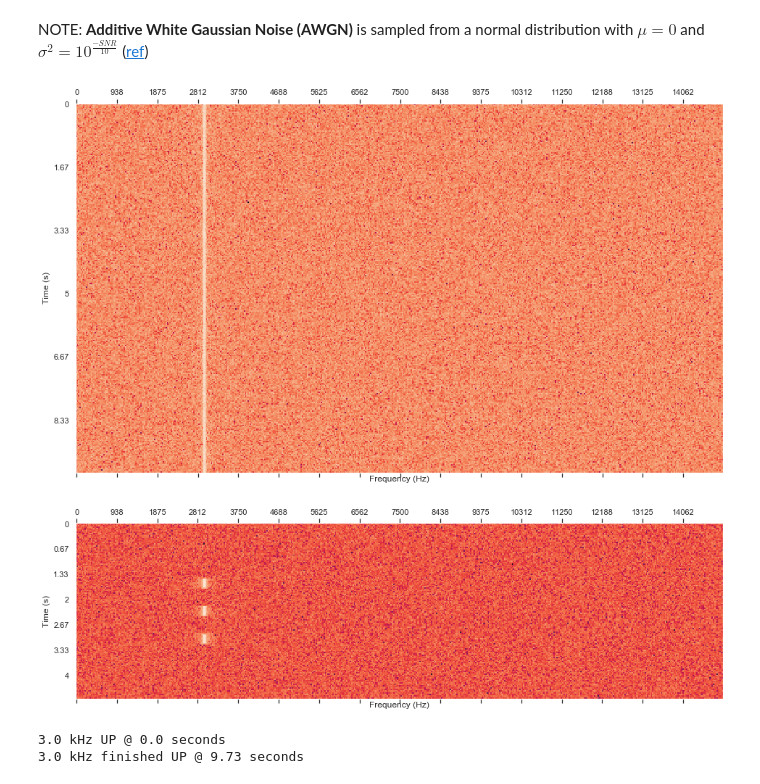
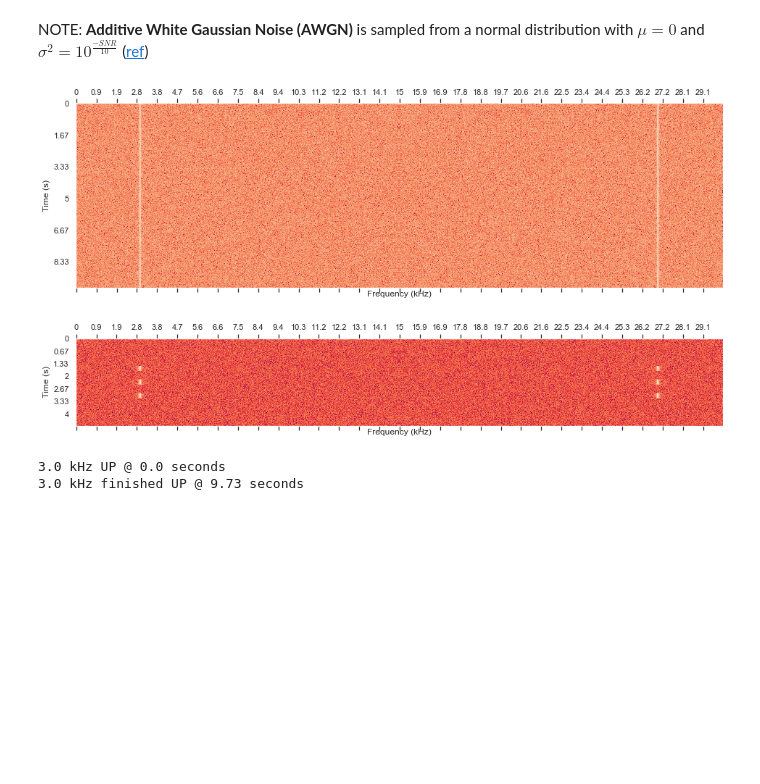
Before and after one commit to Bliggett/DSP_pratice, a Jupyter notebook: Energy Detector.ipynb, the cells around one changed output. Cells and saved outputs as stored; diff of their text form; code cells hidden in the pictures; blank space fills up the shorter version.

```diff
--- a/Energy Detector.ipynb
+++ b/Energy Detector.ipynb
@@ -18,7 +18,7 @@ AWGN_SNR = 0.0 # dB
 # %% [markdown]
 NOTE: **Additive White Gaussian Noise (AWGN)** is sampled from a normal distribution with ${\mu} = 0$ and ${\sigma}^2 = 10^\frac{-SNR}{10}$ ([ref](https://www.sharetechnote.com/html/Handbook_Communication_awgn.html))
 # %%
-def sig_gen(freq, duration, Fs, AWGN_SNR=None, complex=True):
+def sig_gen(freq, duration, Fs, AWGN_SNR=None, complex=False):
     '''
     Synthesizes a sinusoidal signal (with optional noise)
 
@@ -69,27 +69,22 @@ def psd_plot(signal, NFFT=1024, width=16, freq_range=None, Fs=None):
         assert False, "Not enough data to plot! Try inputting a longer signal."
     fig, ax = plt.subplots(figsize=(width, fft_data.shape[0]*16//300))
     ax.grid(False)
-    ax.matshow(np.flip(normalized_db[:,int(NFFT/2):], axis=1))
-    #ax.matshow(np.flip(normalized_db[:,int(NFFT):], axis=1))
+
+    #ax.matshow(np.flip(normalized_db[:,int(NFFT/2):], axis=1)) #shows half the plot
+    ax.matshow(np.flip(normalized_db[:,:int(NFFT)], axis=1)) #shows full length of plot
+
     #to compute the frequencies the value of the samples per second is needed (Fs)
     if freq_range != None:
-        # TODO: scale ticks on x-axis according to appropriate frequencies
-        x_ax_current = range(0, int(NFFT/2), 1)
+        x_ax_current = range(0, int(NFFT), 1)
         x_ax_scale = Fs/NFFT
-        x_ticks_freq = ticker.FuncFormatter(lambda x_ax_current, pos: '{0:g}'.format(round(x_ax_current*x_ax_scale)))
+        x_ticks_freq = ticker.FuncFormatter(lambda x_ax_current, pos: '{0:g}'.format(round(x_ax_current*x_ax_scale/1000,1)))
         ax.xaxis.set_major_formatter(x_ticks_freq)
-        ax.set(xlabel='Frequency (Hz)')
+        ax.set(xlabel='Frequency (kHz)')
+
         #altered ticks such that there are more reference points
-        ax.set_xticks(list(range(0, int(NFFT/2), 32)))
-
-        if len(freq_range) == 1:
-            end_freq = freq_range[0]
-        else:
-            start_freq = freq_range[0]
-            end_freq = freq_range[-1]
+        ax.set_xticks(list(range(0, int(NFFT), 32)))
 
     if Fs != None:
-        # TODO: scale ticks on y-axis according to time in seconds
         y_ax_current = range(0, int(Fs))
         y_ax_scale = 30
         y_ticks_freq = ticker.FuncFormatter(lambda y_ax_current, pos: '{0:g}'.format(round(y_ax_current/y_ax_scale,2)))
@@ -99,10 +94,10 @@ def psd_plot(signal, NFFT=1024, width=16, freq_range=None, Fs=None):
 
     return fig, ax
 # %%
-my_signal = sig_gen(freq, duration, Fs, AWGN_SNR=-10.0, complex=True)
+my_signal = sig_gen(freq, duration, Fs, AWGN_SNR=-10.0, complex=False)
 temp = psd_plot(my_signal, freq_range=[10], Fs=Fs)
 # %% [output]
-[figure, old version]
+[figure, new version]
 # %%
 # Create and on-off-keying (OOK) signal:
 freq = 3000.0
@@ -122,5 +117,5 @@ my_signal2 = np.concatenate([sig_gen(None, 3*noise_duration, Fs, AWGN_SNR),
 # %%
 temp = psd_plot(my_signal2, freq_range=[10], Fs=Fs)
 # %% [output]
-[figure, old version]
+[figure, new version]
 # %%
```
Also changed, not shown: parts of 5 cells of this notebook.
